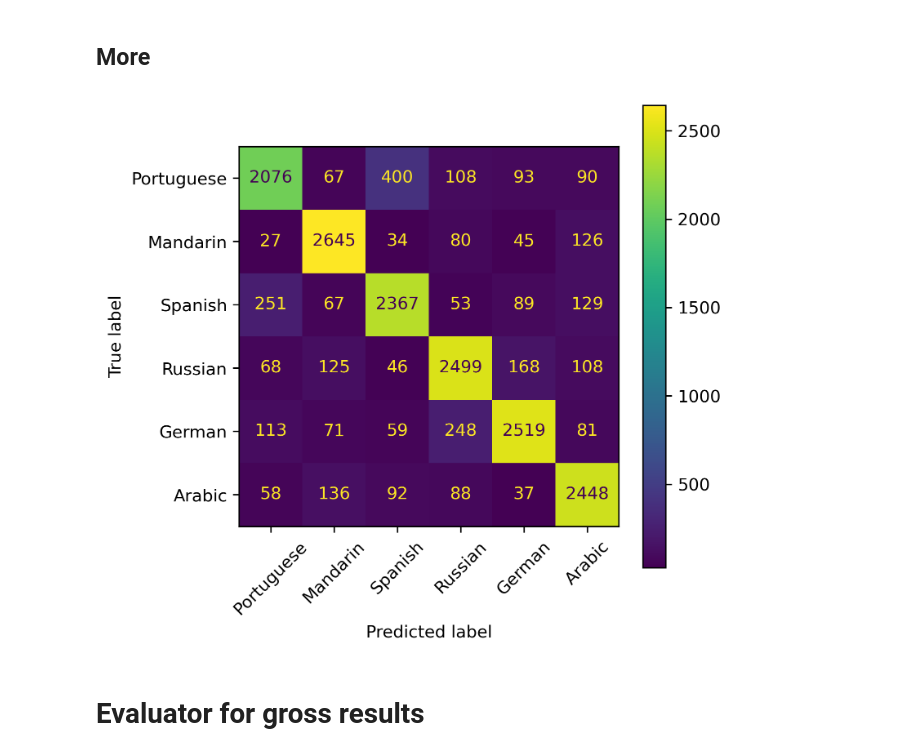
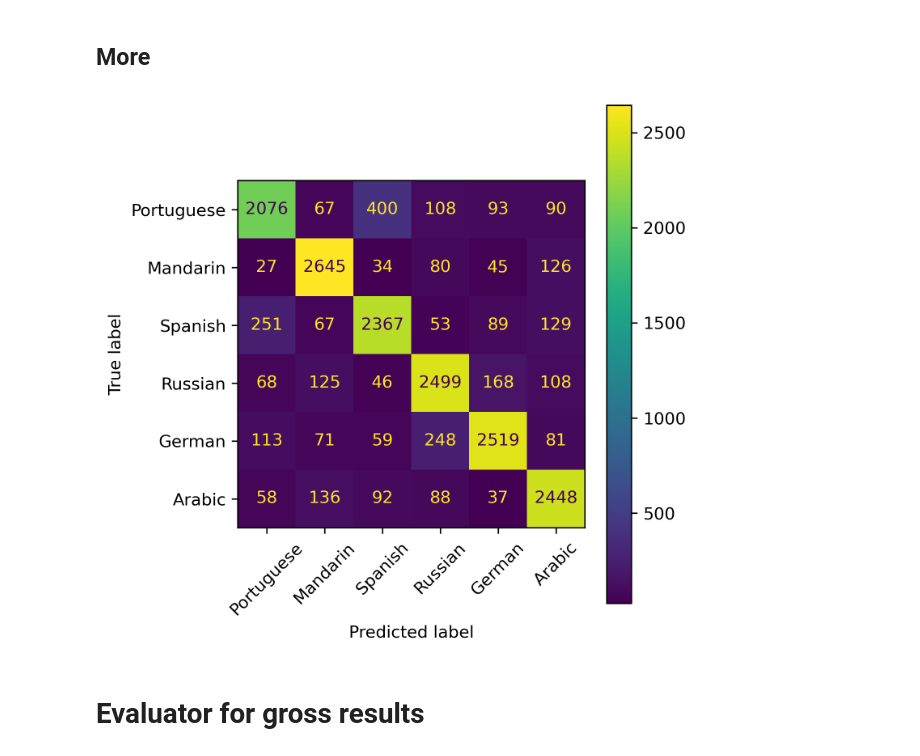
Before and after one commit to langdonholmes/nli-transformers-showcase, a Jupyter notebook: src/eval_model.ipynb, the cells around one changed output. Saved outputs shown, nothing was run; the diff lists cells and outputs as text; code cells hidden in the pictures.

Commit message:
confusion matrix

```diff
--- a/src/eval_model.ipynb
+++ b/src/eval_model.ipynb
@@ -30,18 +30,19 @@ y_pred = [pred[0]['label'] for pred in preds]
 # %%
 import matplotlib.pyplot as plt
 plt.rcParams["figure.figsize"] = (5,5)
 plt.rcParams['figure.dpi'] = 300
 from sklearn.metrics import confusion_matrix, ConfusionMatrixDisplay
 
 cm = confusion_matrix(y_true, y_pred, labels=label_names)
 
 disp = ConfusionMatrixDisplay(confusion_matrix=cm,
                               display_labels=label_names).plot()
 
 disp.ax_.set_xticklabels(label_names, rotation = 45) # Rotates X-Axis Ticks by 45-degrees
-plt.show()
+disp.figure_.tight_layout()
+disp.figure_.savefig('../images/confusion-matrix-1.png')
 # %% [output]
-[figure, old version]
+[figure, new version]
 # %% [markdown]
 # Evaluator for gross results
 # %%
```
